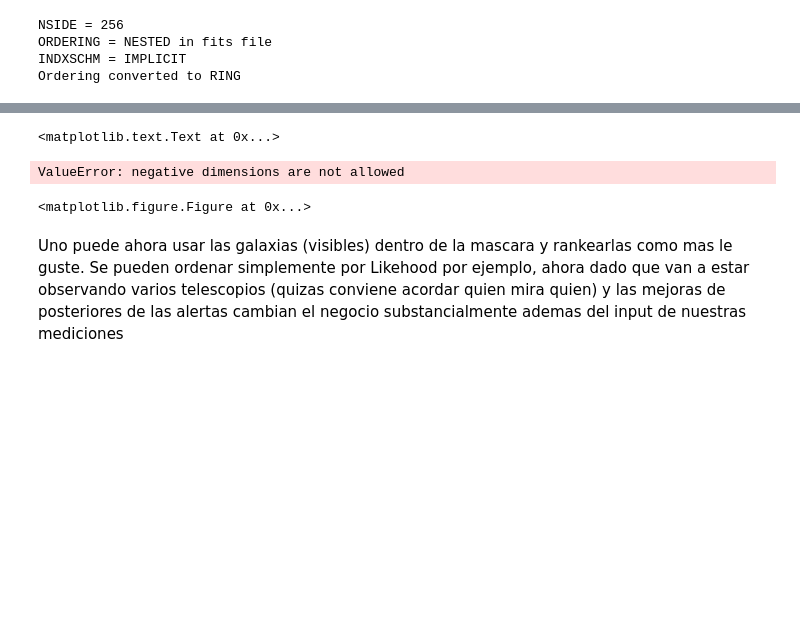
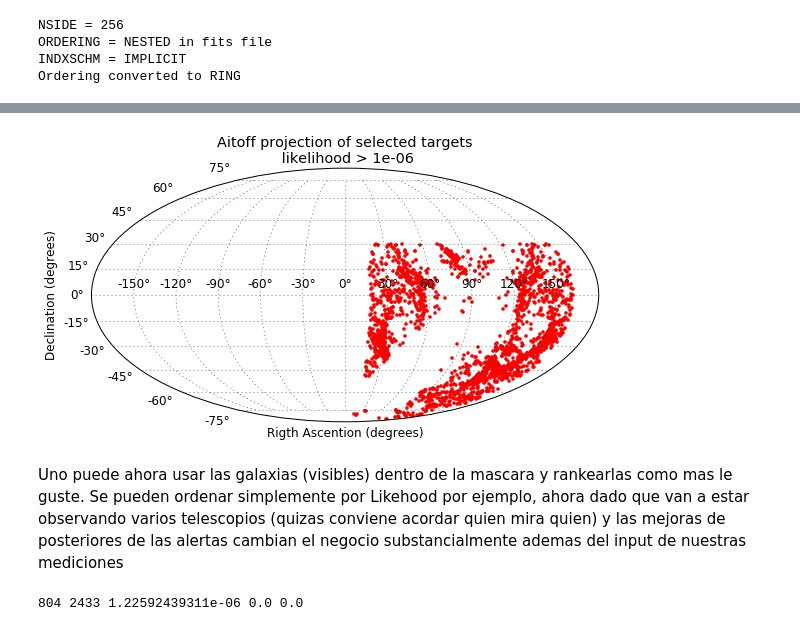
Before and after one commit to BrunoSanchez/alertreport, a Jupyter notebook: alertprocess.ipynb, the cells around one changed output, grey strips where cells are left out. Cells and saved outputs as stored; diff of their text form; code cells hidden in the pictures; blank space fills up the shorter version.

```diff
--- a/alertprocess.ipynb
+++ b/alertprocess.ipynb
@@ -343,34 +353,38 @@ plt.show()
 # %%
 plt.figure(figsize=(10,10))
 plt.subplot(211, projection="mollweide")
 deg2rad=math.pi/180.
 j=0
 tick_labels = np.array([150, 120, 90, 60, 30, 0, 330, 300, 270, 240, 210])
 tick_labels = np.remainder(tick_labels+360,360)
 for i in range(indy):
         x = np.remainder(targetRA[i]*15.+360,360) # shift RA values
         if x > 180.:
             x = x-360. # scale conversion to [-180, 180]
         x=-x    # reverse the scale: East to the left
         xg[j]=x*deg2rad
         yg[j]=(targetDec[i])*deg2rad
         #print gx[j], xg[j], yg[j]
         j=j+1
-        ,
-plt.plot(xg[0:j],yg[0:j], "r.")
-#axes.set_xticklabels(tick_labels)     # we add the scale on the x axis
+
+plt.plot(xg,yg, "r.")
 plt.grid(True)
 plt.xlabel("Rigth Ascention (degrees)")
 plt.ylabel("Declination (degrees)")
+plt.title("Aitoff projection of selected targets\n likelihood > {}".format(likehood_cut))
+plt.savefig(os.path.join(plots,"aitoff_selected_targets.png"), dpi=300)
+plt.show()
 # %% [output]
-<matplotlib.text.Text at 0x...>
-ValueError: negative dimensions are not allowed
-<matplotlib.figure.Figure at 0x...>
+[figure, added]
 # %% [markdown]
 Uno puede ahora usar las galaxias (visibles) dentro de la mascara y rankearlas como mas le guste.
 Se pueden ordenar simplemente por Likehood por ejemplo, ahora dado que van a estar observando varios
 telescopios (quizas conviene acordar quien mira quien) y las mejoras de posteriores de las alertas
 cambian el negocio substancialmente ademas del input de nuestras mediciones
+# %%
+print indy,len(targetLik), targetLik[indy-1], targetLik[indy],  targetLik[indy+1]
+# %% [output]
+804 2433 1.22592439311e-06 0.0 0.0
 # %%
 index_array=np.argsort(targetLik[0:indy])
 #print index_array
```
Also changed, not shown: parts of 14 cells of this notebook.
